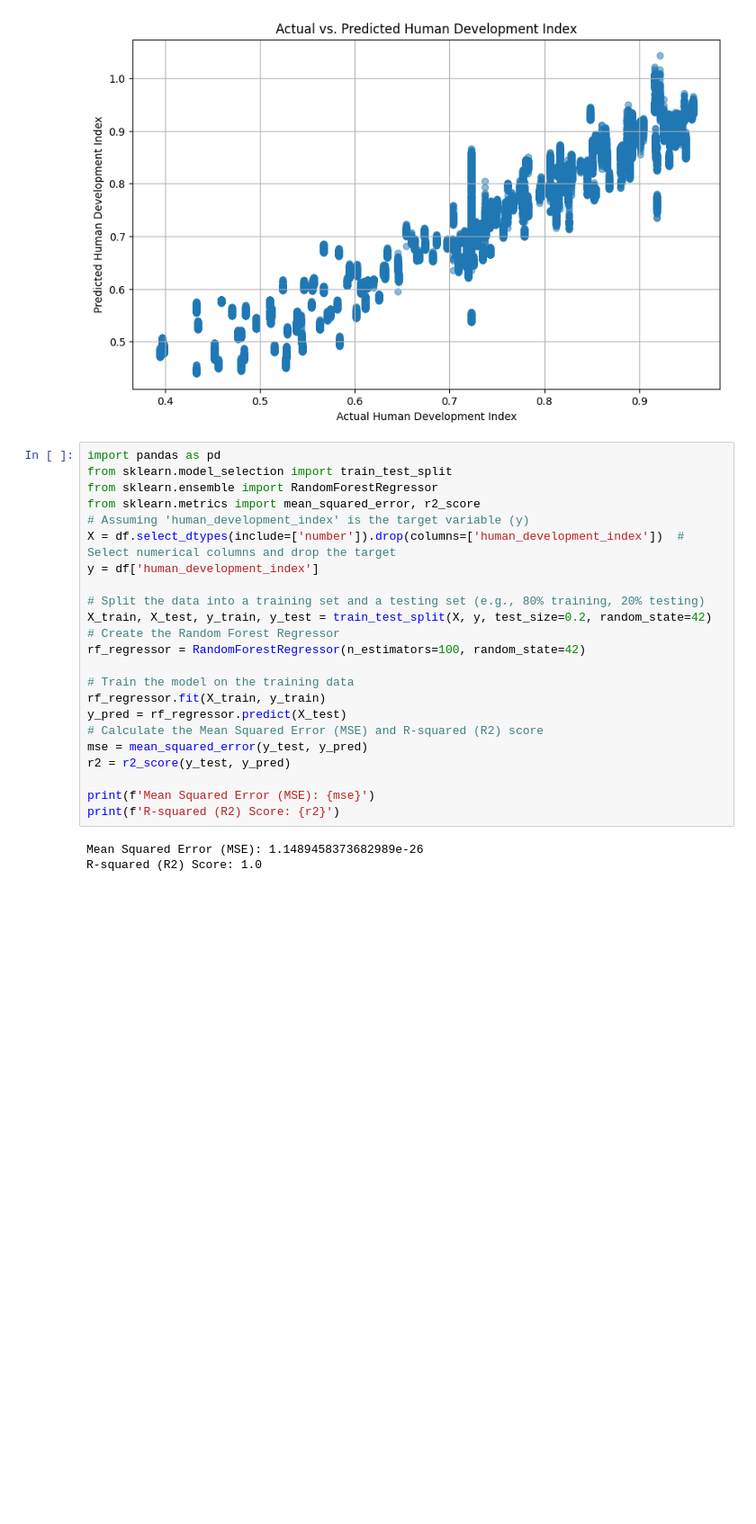
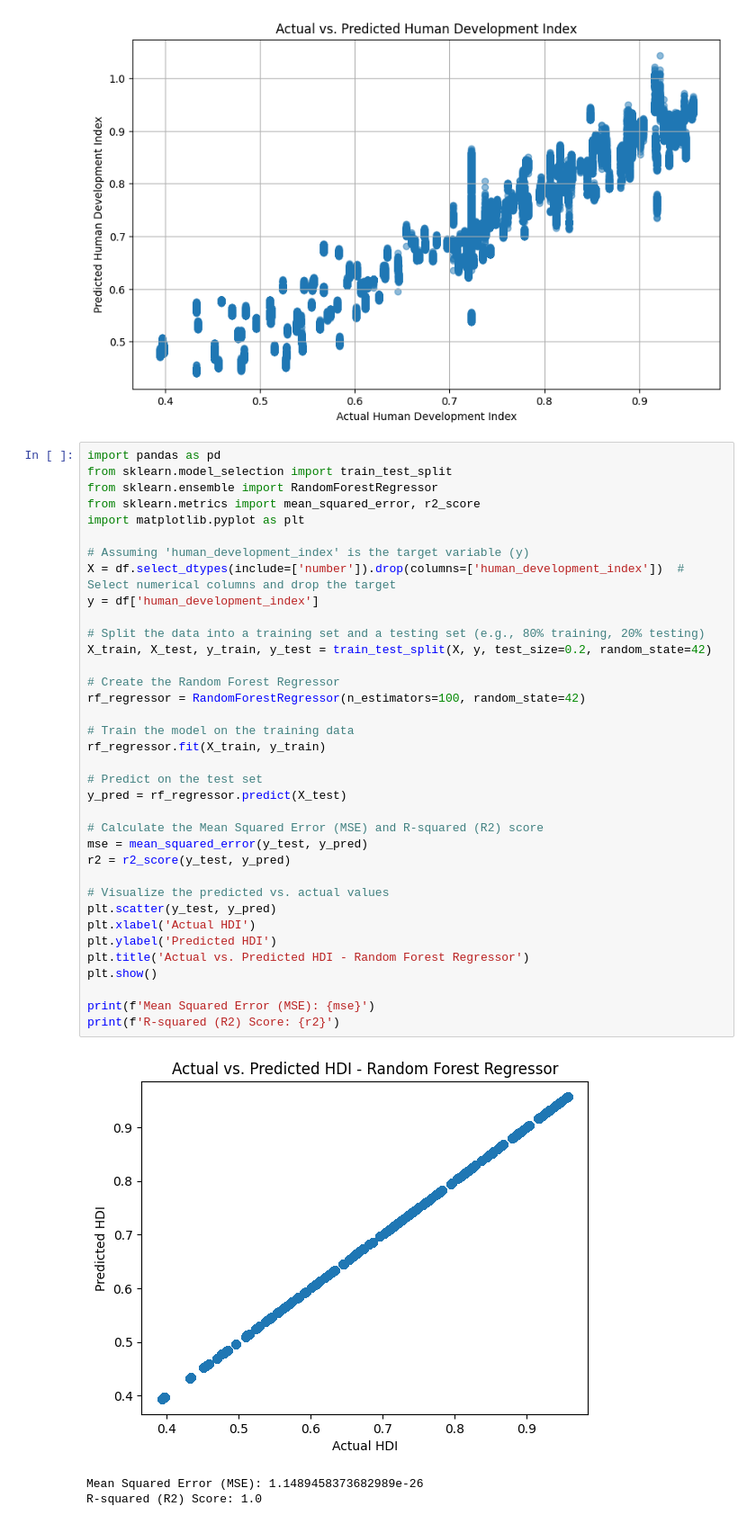
Before and after one commit to Tahmid-Amin/AI-Group_8, a Jupyter notebook: Models.ipynb, the cells around one changed output. Shown at 90% size. Cells and saved outputs as stored; diff of their text form; blank space fills up the shorter version.

Commit message:
added a graph to random forest regression model

```diff
--- a/Models.ipynb
+++ b/Models.ipynb
@@ -255,27 +255,41 @@ R-squared (R2) Score: 0.8695380899811359
 # %%
 import pandas as pd
 from sklearn.model_selection import train_test_split
 from sklearn.ensemble import RandomForestRegressor
 from sklearn.metrics import mean_squared_error, r2_score
+import matplotlib.pyplot as plt
+
 # Assuming 'human_development_index' is the target variable (y)
 X = df.select_dtypes(include=['number']).drop(columns=['human_development_index'])  # Select numerical columns and drop the target
 y = df['human_development_index']
 
 # Split the data into a training set and a testing set (e.g., 80% training, 20% testing)
 X_train, X_test, y_train, y_test = train_test_split(X, y, test_size=0.2, random_state=42)
+
 # Create the Random Forest Regressor
 rf_regressor = RandomForestRegressor(n_estimators=100, random_state=42)
 
 # Train the model on the training data
 rf_regressor.fit(X_train, y_train)
+
+# Predict on the test set
 y_pred = rf_regressor.predict(X_test)
+
 # Calculate the Mean Squared Error (MSE) and R-squared (R2) score
 mse = mean_squared_error(y_test, y_pred)
 r2 = r2_score(y_test, y_pred)
 
+# Visualize the predicted vs. actual values
+plt.scatter(y_test, y_pred)
+plt.xlabel('Actual HDI')
+plt.ylabel('Predicted HDI')
+plt.title('Actual vs. Predicted HDI - Random Forest Regressor')
+plt.show()
+
 print(f'Mean Squared Error (MSE): {mse}')
 print(f'R-squared (R2) Score: {r2}')
 # %% [output]
+[figure, added]
 Mean Squared Error (MSE): 1.1489458373682989e-26
 R-squared (R2) Score: 1.0
 # %%
```
